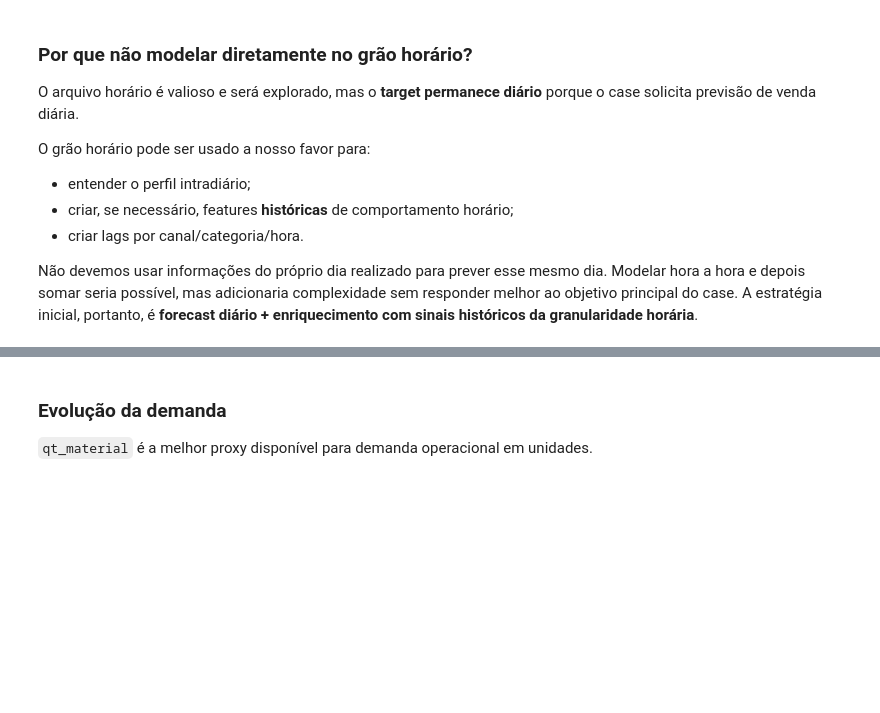
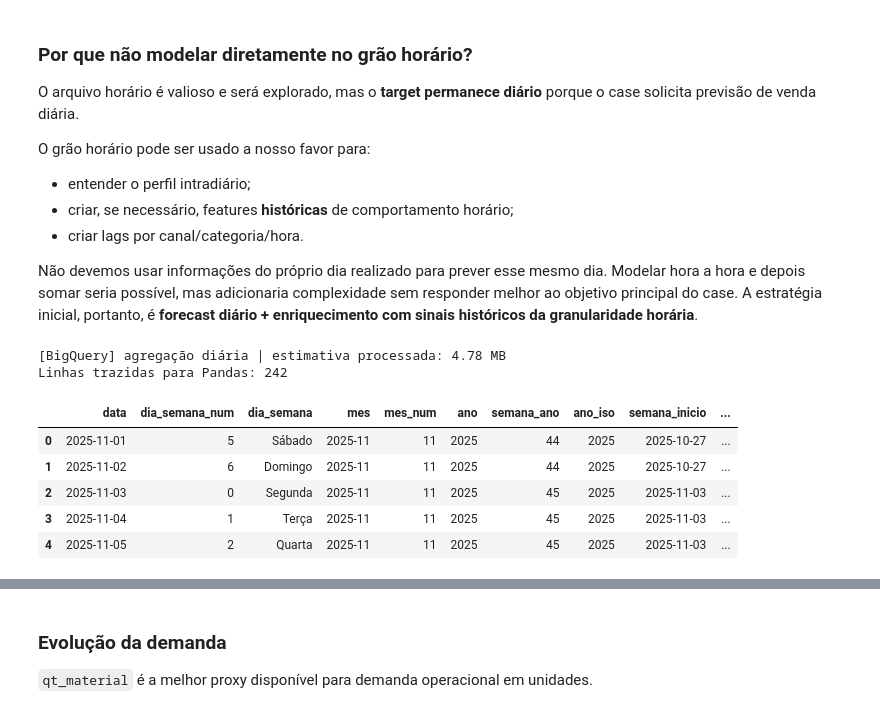
Before and after one commit to guisoares10/Projeto-GB, a Jupyter notebook: notebooks/01_eda_data_quality.ipynb, the cells around one changed output, grey strips where cells are left out. Saved outputs shown, nothing was run; the diff lists cells and outputs as text; code cells hidden in the pictures; blank space fills up the shorter version.

```diff
--- a/notebooks/01_eda_data_quality.ipynb
+++ b/notebooks/01_eda_data_quality.ipynb
@@ -812,31 +862,40 @@ SELECT
     SUM(qt_material),
     SUM(nr_pedidos)
   ) AS itens_por_pedido,
 
   SAFE_DIVIDE(
     CAST(SUM(vlr_venda_desconto) AS FLOAT64),
     CAST(SUM(receita_aprovada + vlr_venda_desconto) AS FLOAT64)
   ) AS taxa_desconto
 
 FROM `{TABLE_ID}`
 WHERE {DATE_FILTER}
-GROUP BY 1, 2, 3, 4, 5, 6, 7, 8, 9
+GROUP BY ALL
 ORDER BY 1
 """
 
 daily = run_bq(sql_daily, "agregação diária")
 daily["data"] = pd.to_datetime(daily["data"])
 
 print(f"Linhas trazidas para Pandas: {len(daily)}")
 display(daily.head())
 display(
     daily[
         [
             "receita_aprovada",
             "nr_pedidos",
             "qt_material",
             "preco_medio_item",
             "ticket_medio",
         ]
     ].describe(percentiles=[0.01, 0.05, 0.50, 0.95, 0.99]).T
 )
+# %% [output]
+[BigQuery] agregação diária | estimativa processada: 4.78 MB
+Linhas trazidas para Pandas: 242
+|  | data | dia_semana_num | dia_semana | mes | mes_num | ano | semana_ano | ano_iso | semana_inicio | ... |
+| 0 | 2025-11-01 | 5 | Sábado | 2025-11 | 11 | 2025 | 44 | 2025 | 2025-10-27 | ... |
+| 1 | 2025-11-02 | 6 | Domingo | 2025-11 | 11 | 2025 | 44 | 2025 | 2025-10-27 | ... |
+| 2 | 2025-11-03 | 0 | Segunda | 2025-11 | 11 | 2025 | 45 | 2025 | 2025-11-03 | ... |
+| 3 | 2025-11-04 | 1 | Terça | 2025-11 | 11 | 2025 | 45 | 2025 | 2025-11-03 | ... |
+| 4 | 2025-11-05 | 2 | Quarta | 2025-11 | 11 | 2025 | 45 | 2025 | 2025-11-03 | ... |
```
Also changed, not shown: parts of 39 cells of this notebook.
